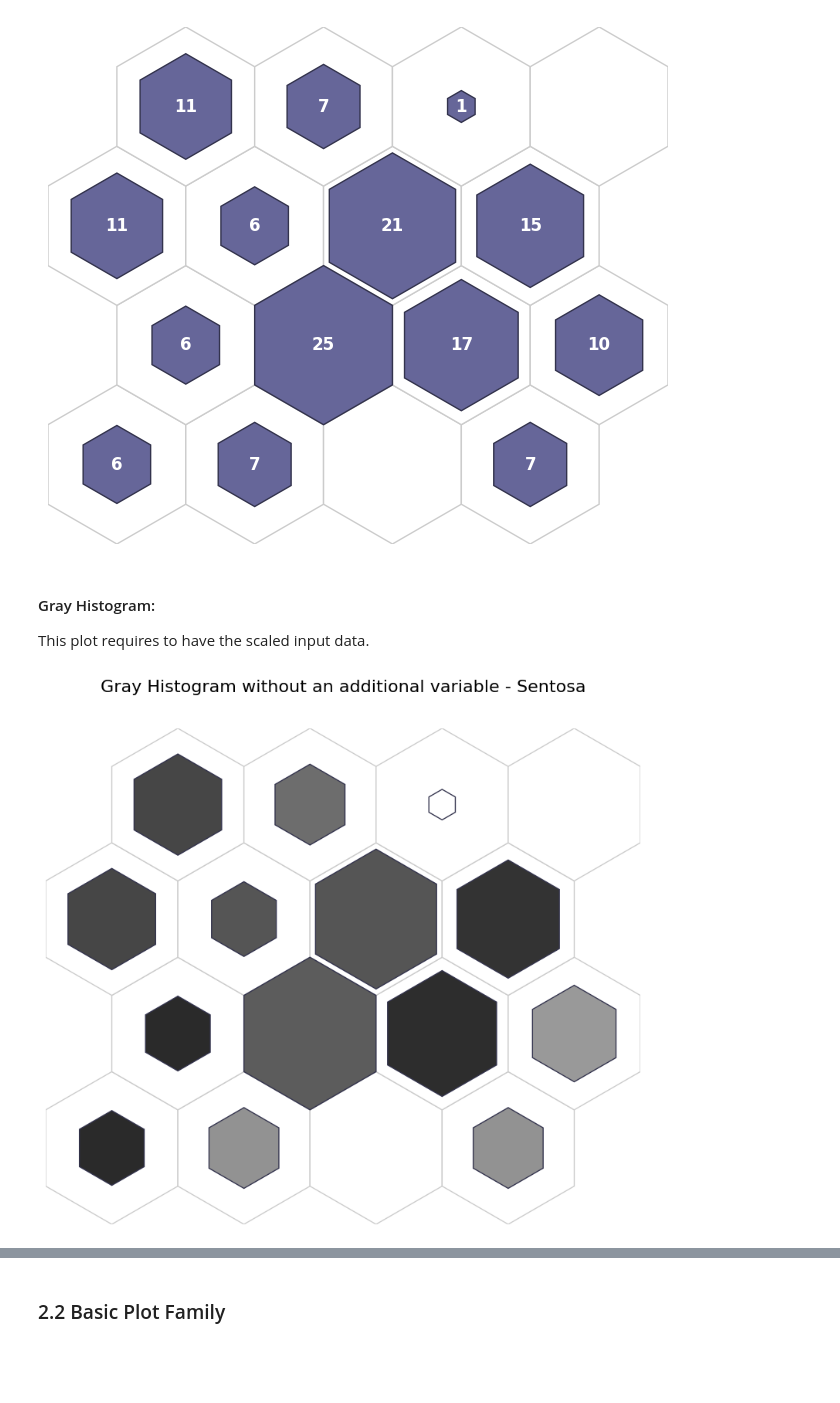
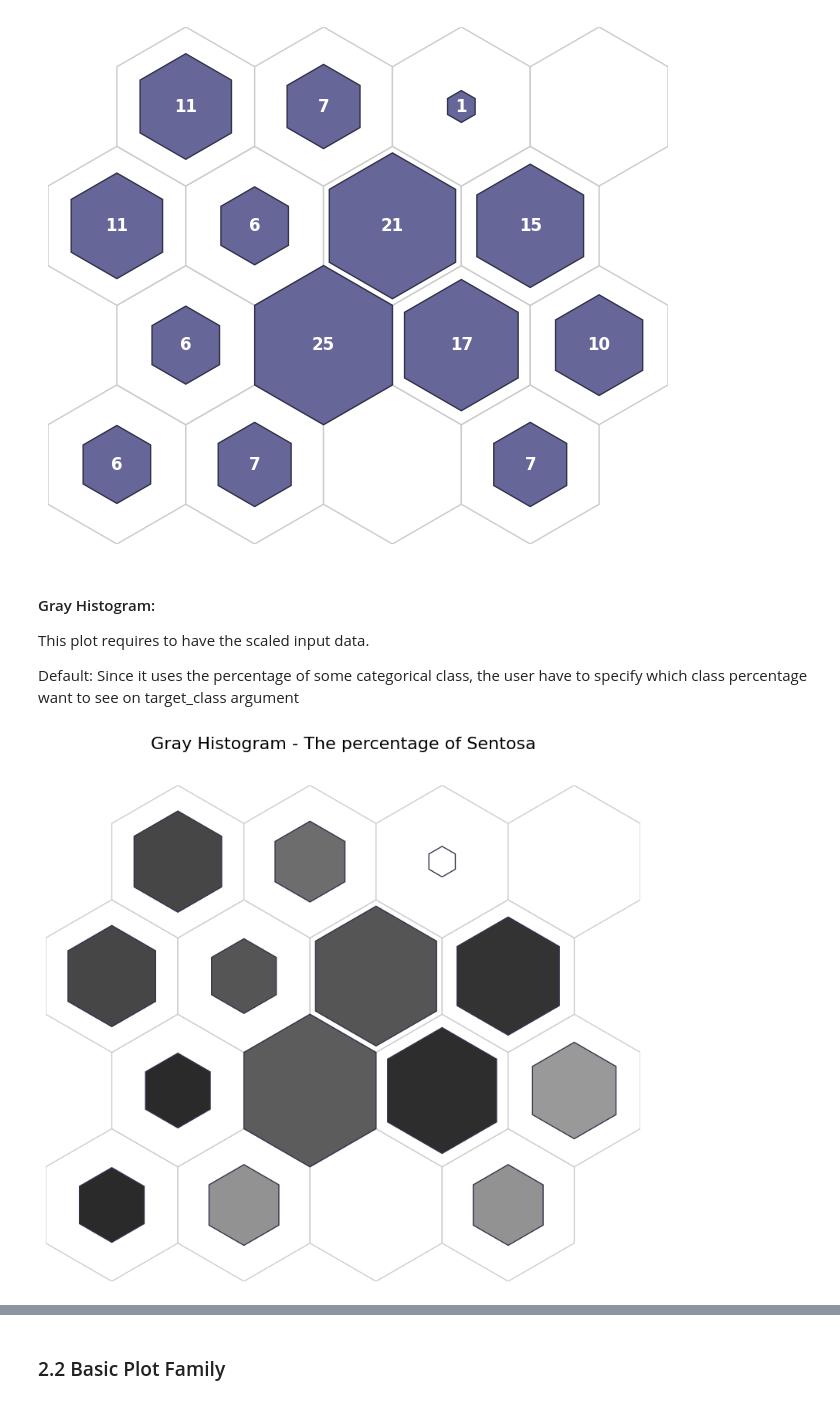
Before and after one commit to amir-jafari/SOM, a Jupyter notebook: examples/Tabular/Iris/notebook/iris_generic_plots.ipynb, the cells around one changed output, grey strips where cells are left out. Saved outputs shown, nothing was run; the diff lists cells and outputs as text; code cells hidden in the pictures; blank space fills up the shorter version.

```diff
--- a/examples/Tabular/Iris/notebook/iris_generic_plots.ipynb
+++ b/examples/Tabular/Iris/notebook/iris_generic_plots.ipynb
@@ -187,12 +189,14 @@ plt.show()
 #### Gray Histogram:
 
 This plot requires to have the scaled input data.
+
+Default: Since it uses the percentage of some categorical class, the user have to specify which class percentage want to see on target_class argument
 # %%
 # Gray Hist without using additional categorical 1-d array.
 fig, ax, patches, text = som.plot('gray_hist', data_dict, target_class=0)
-plt.suptitle("Gray Histogram without an additional variable - Sentosa", fontsize=16)
+plt.suptitle("Gray Histogram - The percentage of Sentosa", fontsize=16)
 plt.show()
 # %% [output]
-[figure, old version]
+[figure, new version]
 # %%
 fig, ax, patches, text = som.plot('gray_hist', data_dict, target_class=1)
```
Also changed, not shown: parts of 23 cells of this notebook.
